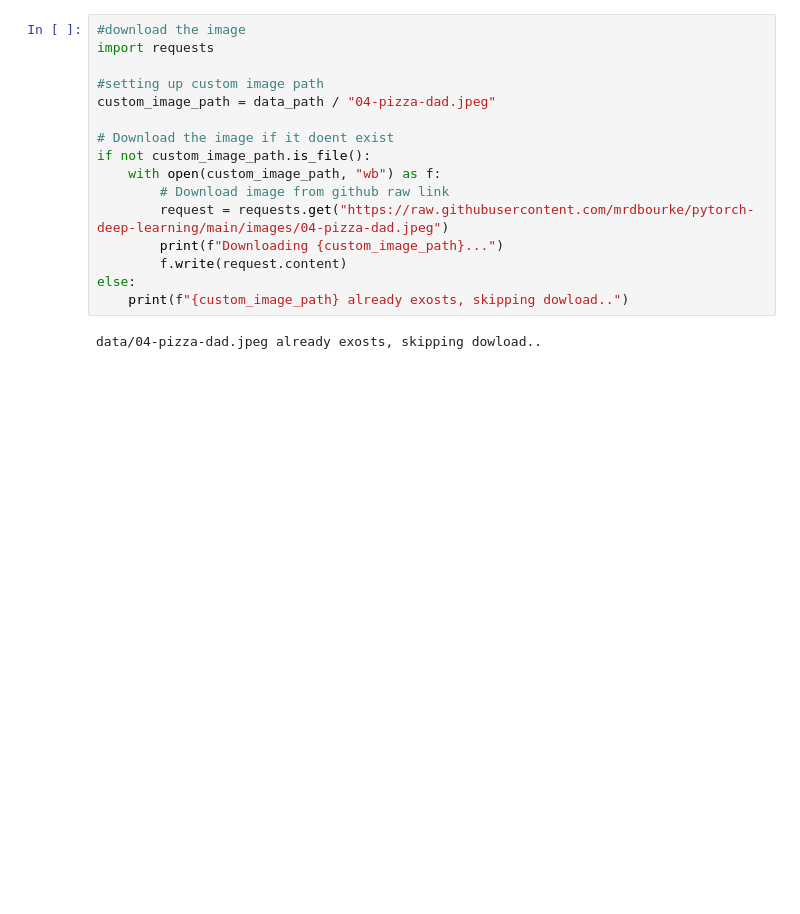
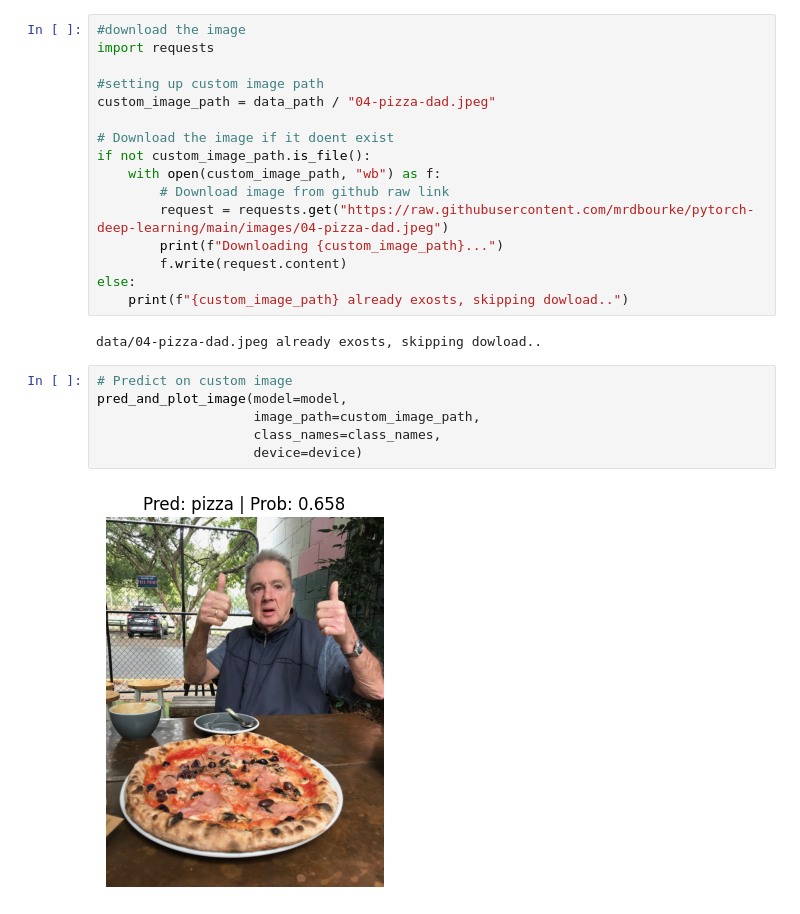
Before and after one commit to ashwinkck/pytorch_codes, a Jupyter notebook: pytorch_transfer_learning.ipynb, the cells around one changed output. Saved outputs shown, nothing was run; the diff lists cells and outputs as text; blank space fills up the shorter version.

Commit message:
predicted

```diff
--- a/pytorch_transfer_learning.ipynb
+++ b/pytorch_transfer_learning.ipynb
@@ -433,3 +433,11 @@ else:
     print(f"{custom_image_path} already exosts, skipping dowload..")
 # %% [output]
 data/04-pizza-dad.jpeg already exosts, skipping dowload..
+# %%
+# Predict on custom image
+pred_and_plot_image(model=model,
+                    image_path=custom_image_path,
+                    class_names=class_names,
+                    device=device)
+# %% [output]
+[figure, added]
```
